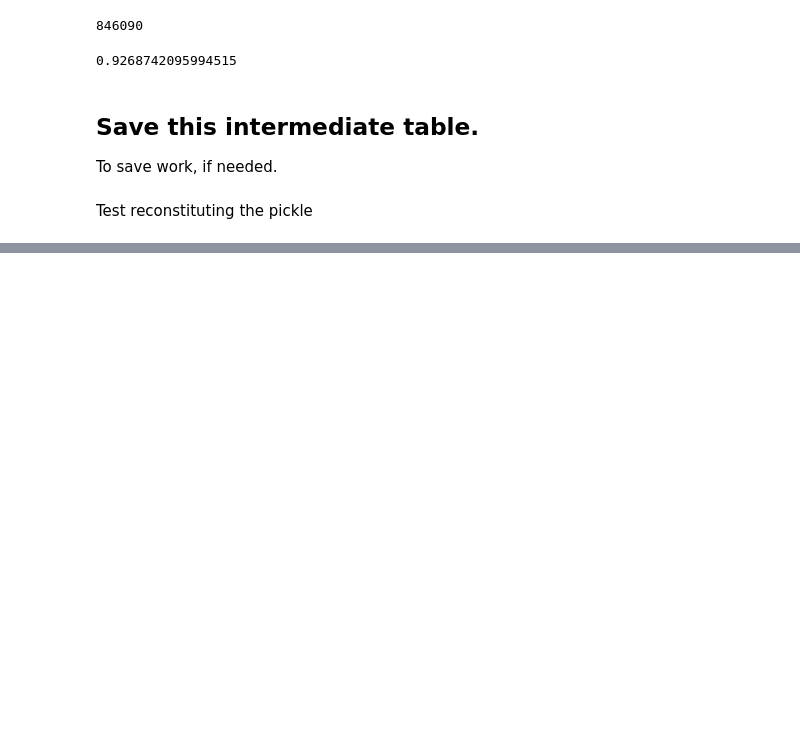
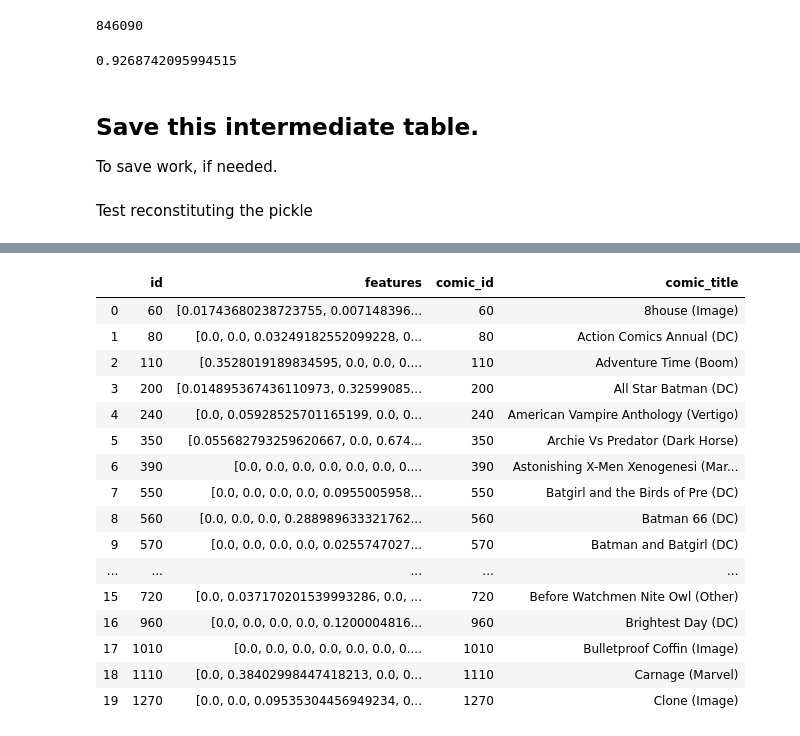
Before and after one commit to werlindo/comics_rx, a Jupyter notebook: comrx/dev/comics_rx-b-03a_spark_eda_prep.ipynb, the cells around one changed output, grey strips where cells are left out. Drawn from its saved outputs; the diff is of its cells as text; code cells hidden in the pictures; blank space fills up the shorter version.

```diff
--- a/comrx/dev/comics_rx-b-03a_spark_eda_prep.ipynb
+++ b/comrx/dev/comics_rx-b-03a_spark_eda_prep.ipynb
@@ -475,0 +491,2 @@ comic_ids_df = comic_ids.toPandas()
+# %%
+comics_df = comics.toPandas()
@@ -568,0 +690,2 @@ als_data.to_json('raw_data/als_input_filtered_190915.json', orient='records'
+# %%
+unpickled_items = pd.read_pickle('support_data/item_factors_20190916.pkl')
@@ -568,0 +710,23 @@ als_data.to_json('raw_data/als_input_filtered_190915.json', orient='records'
+# %%
+ddd = unpickled_items.merge(comics_df, left_on='id', right_on='comic_id', how="inner")
+# %%
+
+ddd.head(20)
+# %% [output]
+|  | id | features | comic_id | comic_title |
+| 0 | 60 | [0.01743680238723755, 0.007148396... | 60 | 8house (Image) |
+| 1 | 80 | [0.0, 0.0, 0.03249182552099228, 0... | 80 | Action Comics Annual (DC) |
+| 2 | 110 | [0.3528019189834595, 0.0, 0.0, 0.... | 110 | Adventure Time (Boom) |
+| 3 | 200 | [0.014895367436110973, 0.32599085... | 200 | All Star Batman (DC) |
+| 4 | 240 | [0.0, 0.05928525701165199, 0.0, 0... | 240 | American Vampire Anthology (Vertigo) |
+| 5 | 350 | [0.055682793259620667, 0.0, 0.674... | 350 | Archie Vs Predator (Dark Horse) |
+| 6 | 390 | [0.0, 0.0, 0.0, 0.0, 0.0, 0.0, 0.... | 390 | Astonishing X-Men Xenogenesi (Mar... |
+| 7 | 550 | [0.0, 0.0, 0.0, 0.0, 0.0955005958... | 550 | Batgirl and the Birds of Pre (DC) |
+| 8 | 560 | [0.0, 0.0, 0.0, 0.288989633321762... | 560 | Batman 66 (DC) |
+| 9 | 570 | [0.0, 0.0, 0.0, 0.0, 0.0255747027... | 570 | Batman and Batgirl (DC) |
+| ... | ... | ... | ... | ... |
+| 15 | 720 | [0.0, 0.037170201539993286, 0.0, ... | 720 | Before Watchmen Nite Owl (Other) |
+| 16 | 960 | [0.0, 0.0, 0.0, 0.0, 0.1200004816... | 960 | Brightest Day (DC) |
+| 17 | 1010 | [0.0, 0.0, 0.0, 0.0, 0.0, 0.0, 0.... | 1010 | Bulletproof Coffin (Image) |
+| 18 | 1110 | [0.0, 0.38402998447418213, 0.0, 0... | 1110 | Carnage (Marvel) |
+| 19 | 1270 | [0.0, 0.0, 0.09535304456949234, 0... | 1270 | Clone (Image) |
```
Also changed, not shown: parts of 36 cells of this notebook, 2 other files.
